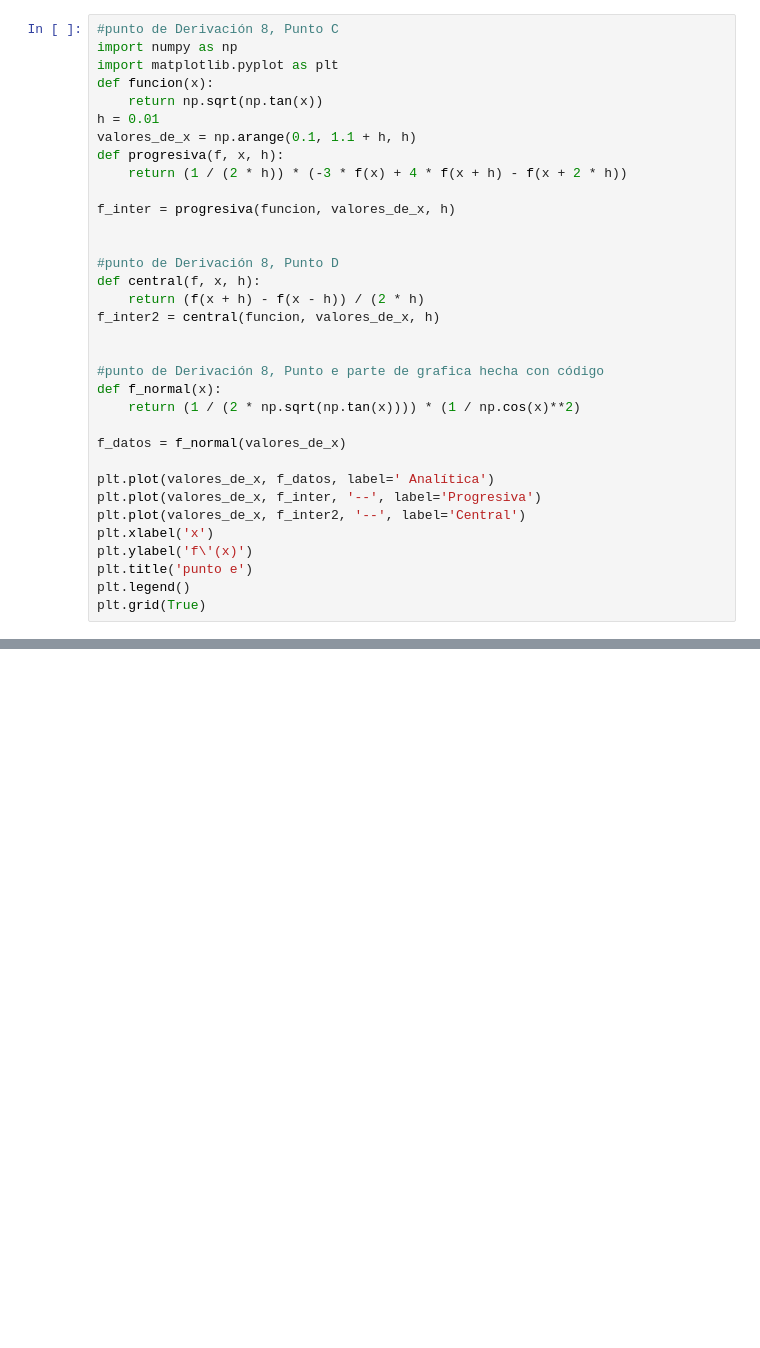
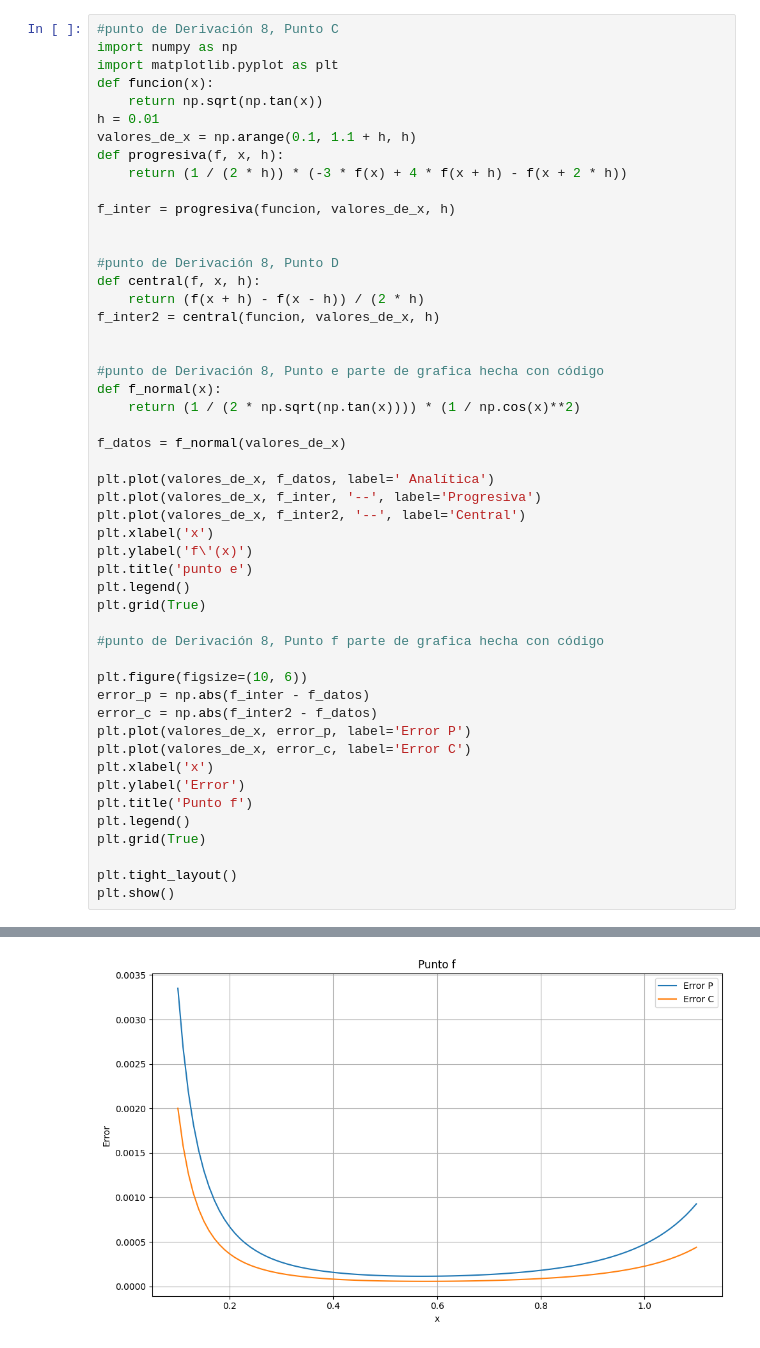
Before and after one commit to emelyck/M-todos_Computacionales, a Jupyter notebook: tarea_2.ipynb, the cells around one changed output, grey strips where cells are left out. Drawn from its saved outputs; the diff is of its cells as text; blank space fills up the shorter version.

```diff
--- a/tarea_2.ipynb
+++ b/tarea_2.ipynb
@@ -9,30 +9,47 @@ def funcion(x):
 h = 0.01
 valores_de_x = np.arange(0.1, 1.1 + h, h)
 def progresiva(f, x, h):
     return (1 / (2 * h)) * (-3 * f(x) + 4 * f(x + h) - f(x + 2 * h))
 
 f_inter = progresiva(funcion, valores_de_x, h)
 
 
 #punto de Derivación 8, Punto D
 def central(f, x, h):
     return (f(x + h) - f(x - h)) / (2 * h)
 f_inter2 = central(funcion, valores_de_x, h)
 
 
 #punto de Derivación 8, Punto e parte de grafica hecha con código
 def f_normal(x):
     return (1 / (2 * np.sqrt(np.tan(x)))) * (1 / np.cos(x)**2)
 
 f_datos = f_normal(valores_de_x)
 
 plt.plot(valores_de_x, f_datos, label=' Analítica')
 plt.plot(valores_de_x, f_inter, '--', label='Progresiva')
 plt.plot(valores_de_x, f_inter2, '--', label='Central')
 plt.xlabel('x')
 plt.ylabel('f\'(x)')
 plt.title('punto e')
 plt.legend()
 plt.grid(True)
+
+#punto de Derivación 8, Punto f parte de grafica hecha con código
+
+plt.figure(figsize=(10, 6))
+error_p = np.abs(f_inter - f_datos)
+error_c = np.abs(f_inter2 - f_datos)
+plt.plot(valores_de_x, error_p, label='Error P')
+plt.plot(valores_de_x, error_c, label='Error C')
+plt.xlabel('x')
+plt.ylabel('Error')
+plt.title('Punto f')
+plt.legend()
+plt.grid(True)
+
+plt.tight_layout()
+plt.show()
 # %% [output]
 [figure]
+[figure, added]
```
